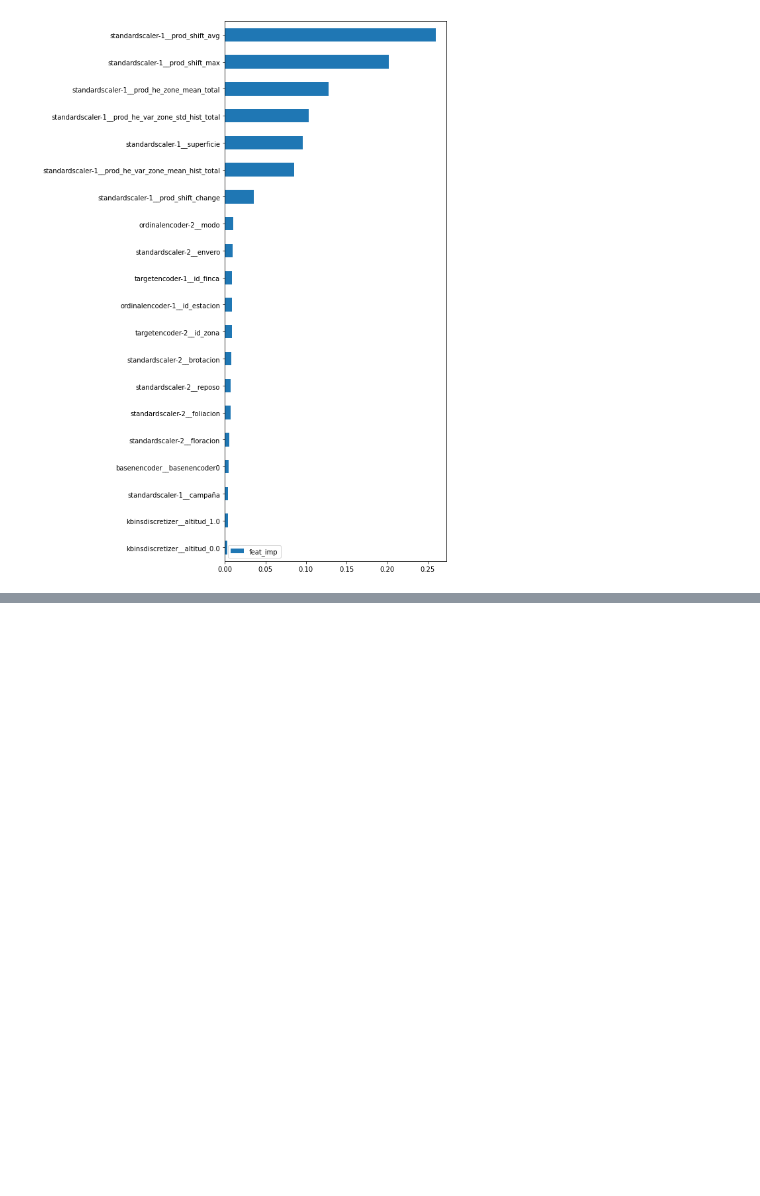
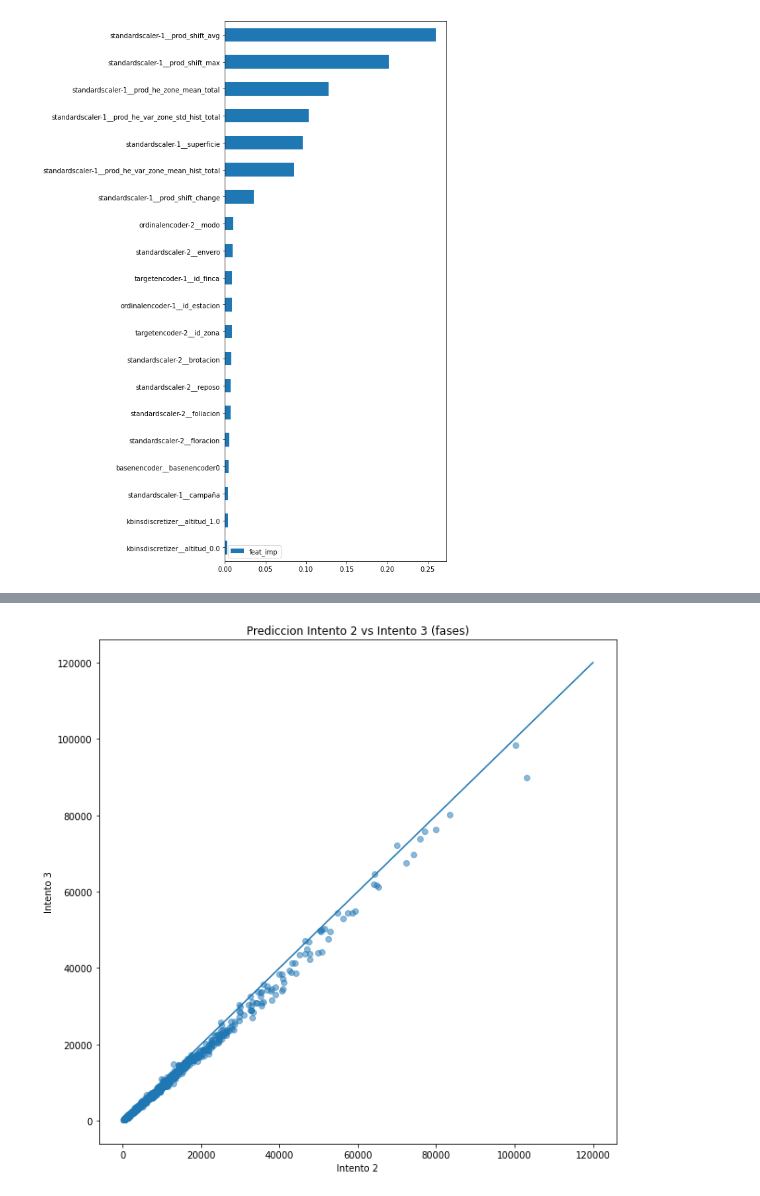
Before and after one commit to vitostamatti/datathon-cajamar-malbecs, a Jupyter notebook: notebooks/modeling/modeling-denis.ipynb, the cells around one changed output, grey strips where cells are left out. Drawn from its saved outputs; the diff is of its cells as text; code cells hidden in the pictures; blank space fills up the shorter version.

```diff
--- a/notebooks/modeling/modeling-denis.ipynb
+++ b/notebooks/modeling/modeling-denis.ipynb
@@ -902,0 +905,6 @@ plt.show()
+# %%
+#Originales
+
+df_preds_2 = pd.read_csv('../../data/final/UH2023_Universidad Complutense de Madrid (UCM)_Malbecs_2.txt',sep='|',header=None)
+preds_intento_2 = df_preds_2[6]
+preds_intento_2
@@ -902,0 +924,10 @@ plt.show()
+# %%
+plt.figure(figsize=(10,10))
+plt.scatter(preds_intento_2, preds_final_v2['produccion'], alpha=0.5)
+plt.plot( [0,120000],[0,120000] )
+plt.xlabel('Intento 2')
+plt.ylabel('Intento 3')
+plt.title('Prediccion Intento 2 vs Intento 3 (fases)')
+plt.show()
+# %% [output]
+[figure, added]
```
Also changed, not shown: parts of 3 cells of this notebook, 1 other file.
